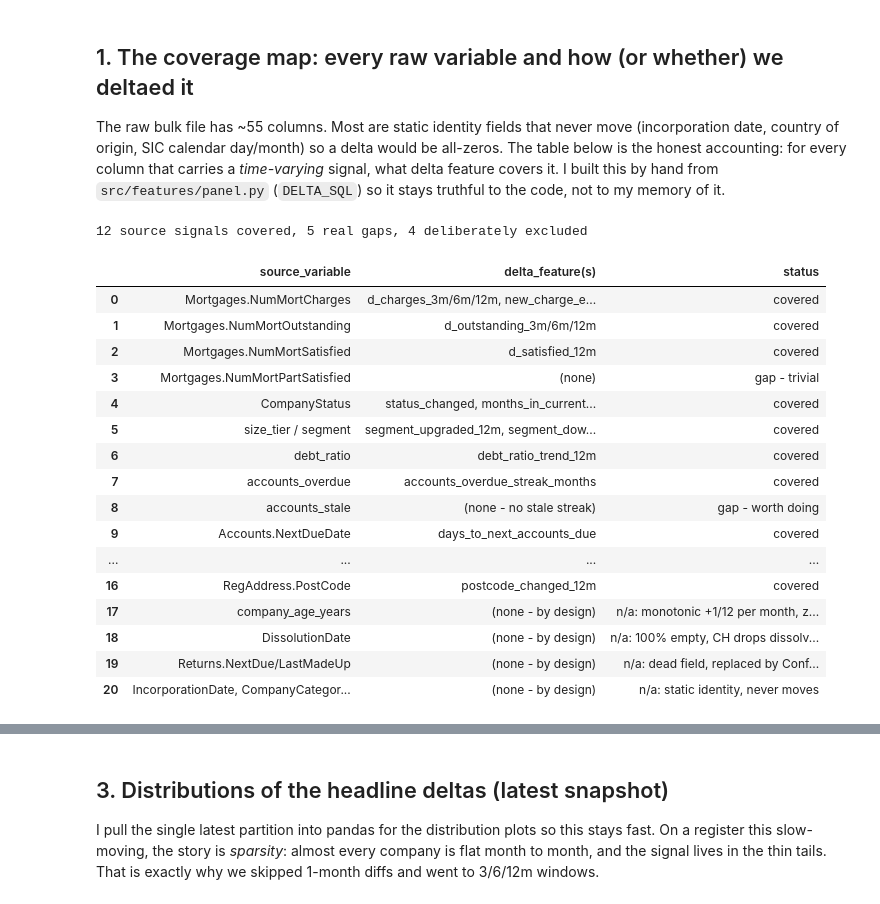
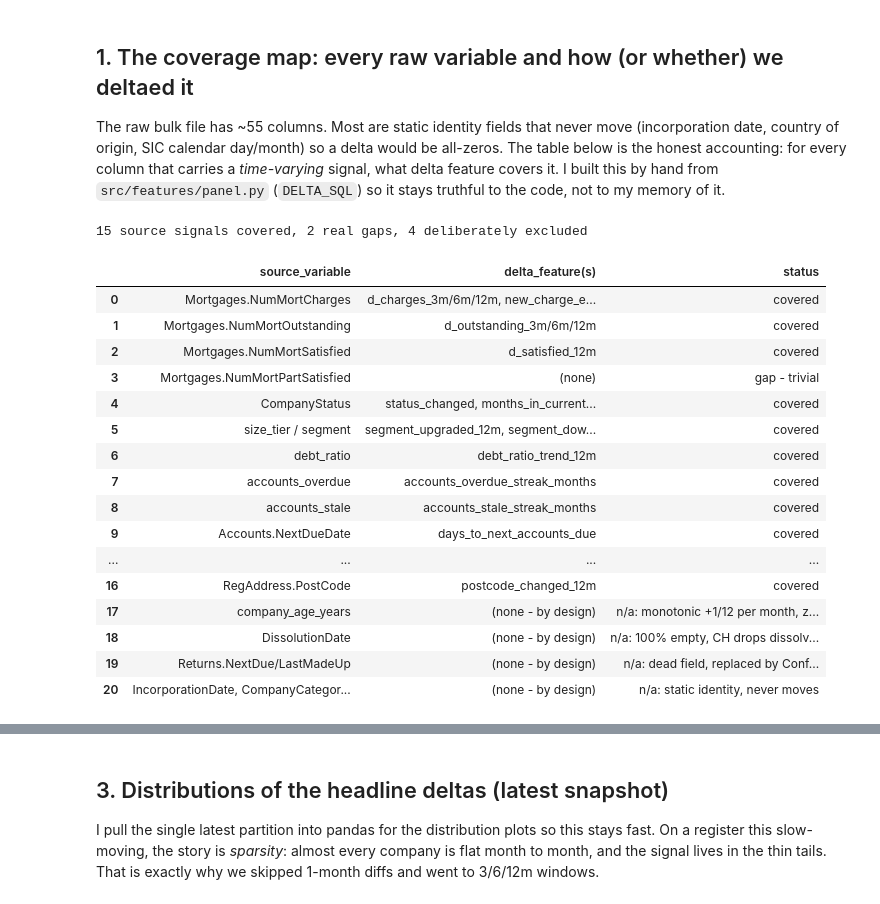
Before and after one commit to Viklin41/lloyds-commercial-banking-intelligence-2026, a Jupyter notebook: notebooks/13a_delta_eda.ipynb, the cells around one changed output, grey strips where cells are left out. Drawn from its saved outputs; the diff is of its cells as text; code cells hidden in the pictures.

```diff
--- a/notebooks/13a_delta_eda.ipynb
+++ b/notebooks/13a_delta_eda.ipynb
@@ -145,38 +145,38 @@ coverage = [
     ("CompanyStatus",                 "status_changed, months_in_current_status, ever_distressed_before", "covered"),
     ("size_tier / segment",           "segment_upgraded_12m, segment_downgraded_12m, months_since_segment_change", "covered"),
     ("debt_ratio",                    "debt_ratio_trend_12m",              "covered"),
     ("accounts_overdue",              "accounts_overdue_streak_months",    "covered"),
-    ("accounts_stale",                "(none - no stale streak)",          "gap - worth doing"),
+    ("accounts_stale",                "accounts_stale_streak_months",      "covered"),
     ("Accounts.NextDueDate",          "days_to_next_accounts_due",         "covered"),
     ("ConfStmtNextDueDate",           "confstmt_late",                     "covered"),
-    ("Accounts.LastMadeUpDate",       "(none - no filing-event feature)",  "gap - biggest"),
-    ("ConfStmtLastMadeUpDate",        "(none - no filing-event feature)",  "gap - biggest"),
+    ("Accounts.LastMadeUpDate",       "months_since_last_accounts_filing", "covered"),
+    ("ConfStmtLastMadeUpDate",        "months_since_last_confstmt",        "covered"),
     ("SICCode.SicText_1",             "sic_changed_12m",                   "covered"),
     ("SICCode.SicText_2/3/4",         "(none - only primary SIC tracked)", "gap - minor"),
     ("CompanyName",                   "name_changed_12m",                  "covered"),
     ("RegAddress.PostCode",           "postcode_changed_12m",              "covered"),
     ("company_age_years",             "(none - by design)",                "n/a: monotonic +1/12 per month, zero signal"),
     ("DissolutionDate",               "(none - by design)",                "n/a: 100% empty, CH drops dissolved cos"),
     ("Returns.NextDue/LastMadeUp",    "(none - by design)",                "n/a: dead field, replaced by ConfStmt in 2016"),
     ("IncorporationDate, CompanyCategory, CountryOfOrigin, Accounts.AccountRefDay/Month", "(none - by design)", "n/a: static identity, never moves"),
 ]
 cov = pd.DataFrame(coverage, columns=["source_variable", "delta_feature(s)", "status"])
 n_cov = (cov.status == "covered").sum()
 n_gap = cov.status.str.startswith("gap").sum()
 print(f"{n_cov} source signals covered, {n_gap} real gaps, {len(cov)-n_cov-n_gap} deliberately excluded\n")
 cov
 # %% [output]
-12 source signals covered, 5 real gaps, 4 deliberately excluded
+15 source signals covered, 2 real gaps, 4 deliberately excluded
 |  | source_variable | delta_feature(s) | status |
 | 0 | Mortgages.NumMortCharges | d_charges_3m/6m/12m, new_charge_e... | covered |
 | 1 | Mortgages.NumMortOutstanding | d_outstanding_3m/6m/12m | covered |
 | 2 | Mortgages.NumMortSatisfied | d_satisfied_12m | covered |
 | 3 | Mortgages.NumMortPartSatisfied | (none) | gap - trivial |
 | 4 | CompanyStatus | status_changed, months_in_current... | covered |
 | 5 | size_tier / segment | segment_upgraded_12m, segment_dow... | covered |
 | 6 | debt_ratio | debt_ratio_trend_12m | covered |
 | 7 | accounts_overdue | accounts_overdue_streak_months | covered |
-| 8 | accounts_stale | (none - no stale streak) | gap - worth doing |
+| 8 | accounts_stale | accounts_stale_streak_months | covered |
 | 9 | Accounts.NextDueDate | days_to_next_accounts_due | covered |
 | ... | ... | ... | ... |
 | 16 | RegAddress.PostCode | postcode_changed_12m | covered |
```
Also changed, not shown: parts of 14 cells of this notebook, 2 other files.
